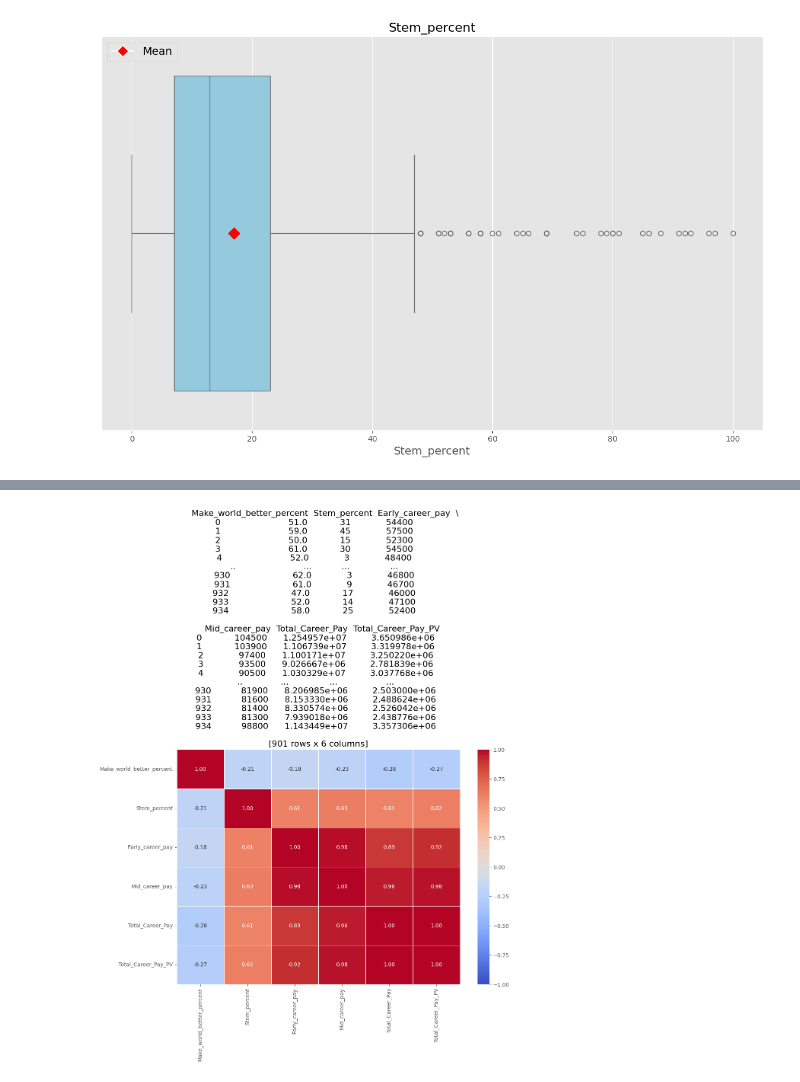
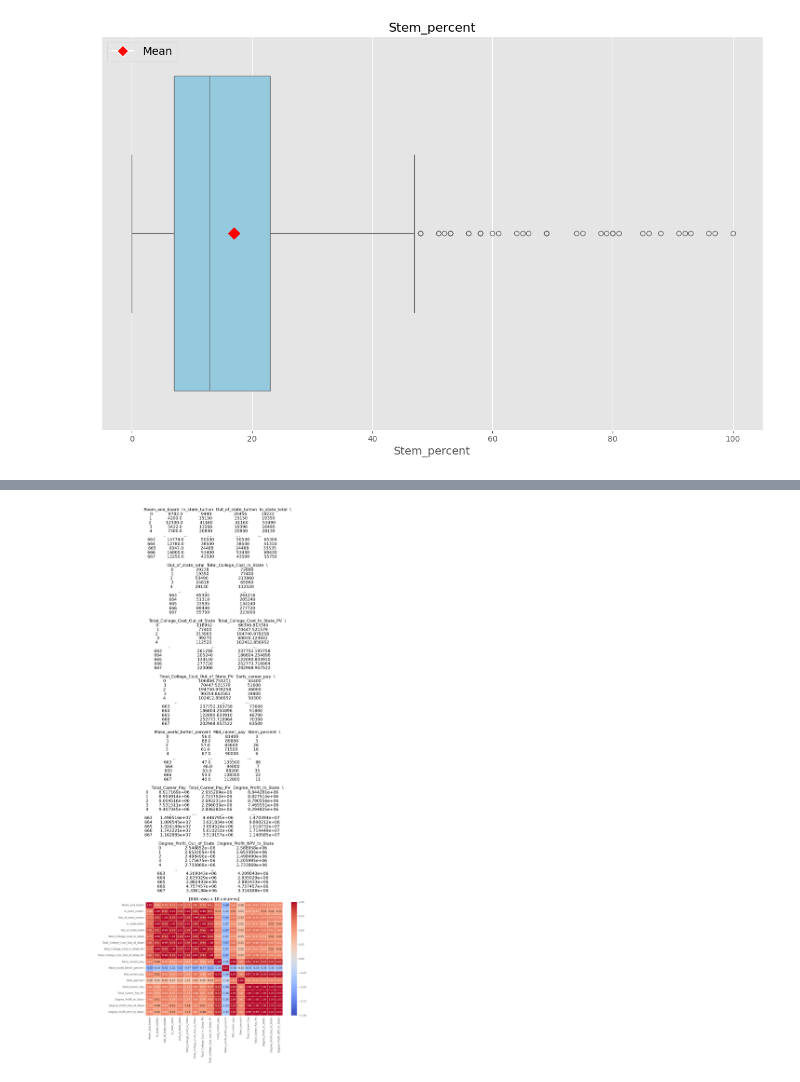
Before and after one commit to edwardweldon100/Python-Data-Analysis-Project, a Jupyter notebook: Python Project- College Tuition & Pay.ipynb, the cells around one changed output, grey strips where cells are left out. Drawn from its saved outputs; the diff is of its cells as text; code cells hidden in the pictures.

```diff
--- a/Python Project- College Tuition & Pay.ipynb
+++ b/Python Project- College Tuition & Pay.ipynb
@@ -672,5 +759,5 @@ custom_heatmap(Tuition_cost_table_numbers_only)
-# %%
-#Heat Map for Tuition_cost
-custom_heatmap(Salary_potential_table_numbers_only)
-# %% [output]
-[figure, removed]
+# %%
+#Heat Map for TuitionClean_Salary_Table_num_only
+custom_heatmap(TuitionClean_Salary_Table_num_only)
+# %% [output]
+[figure, added]
```
Also changed, not shown: parts of 12 cells of this notebook.
